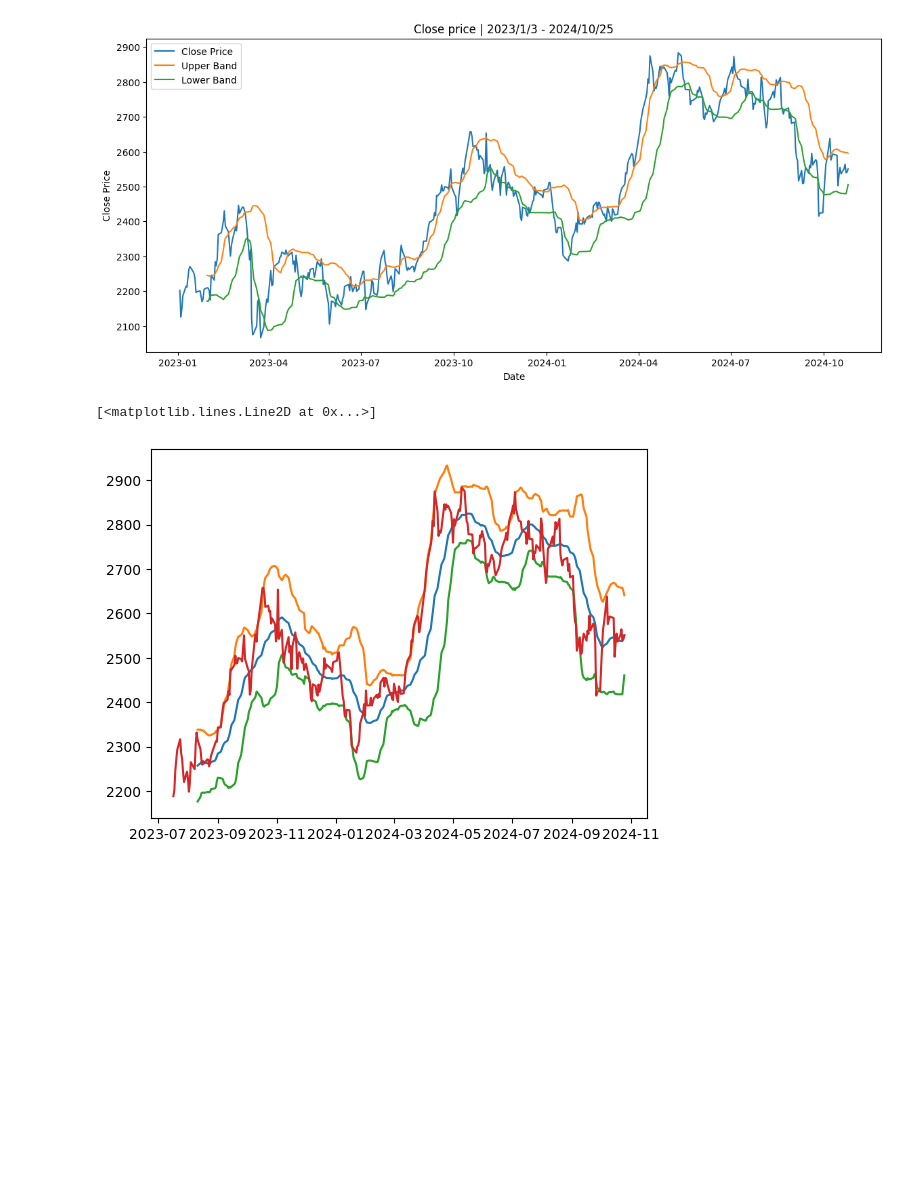
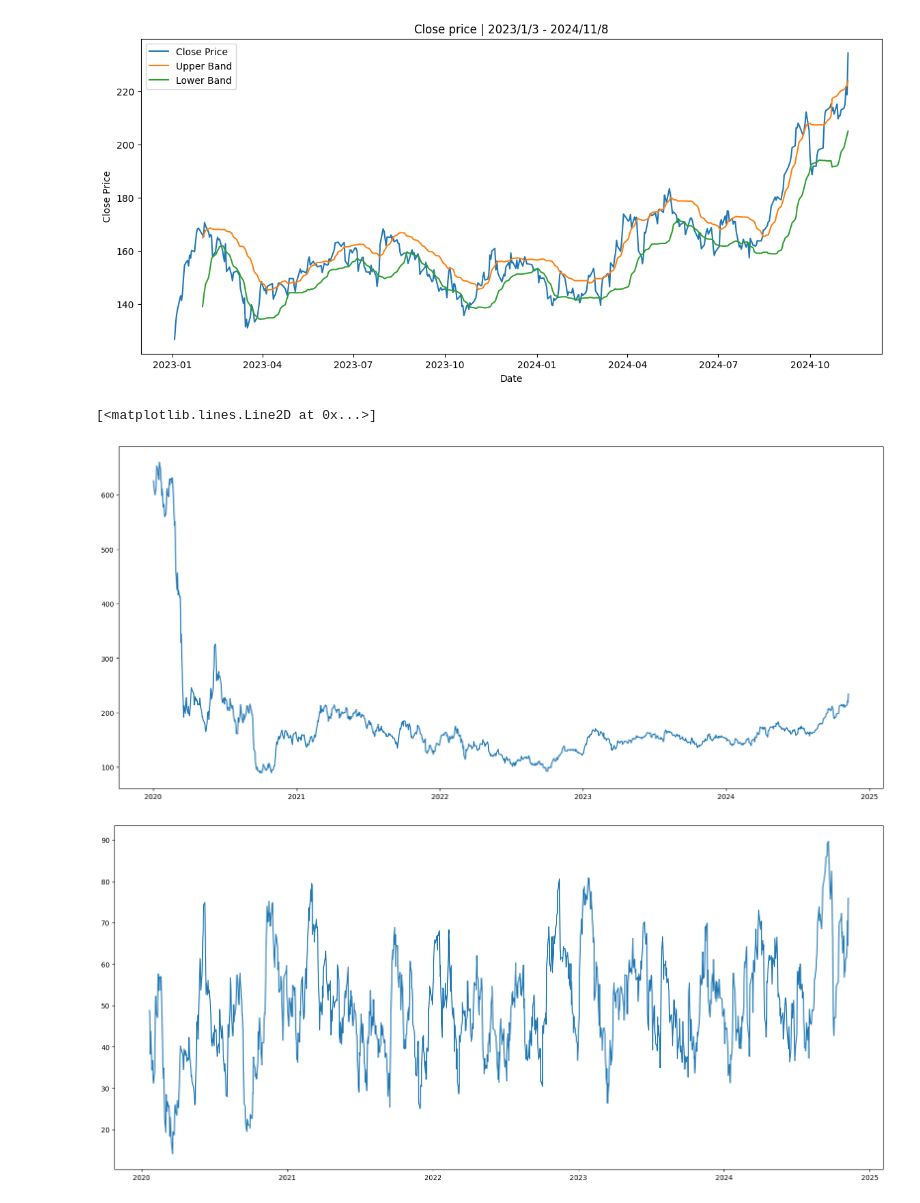
Before and after one commit to ivandimitrovkyulev/Notebooks, a Jupyter notebook: sample/analyses.ipynb, the cells around one changed output. Cells and saved outputs as stored; diff of their text form; code cells hidden in the pictures; blank space fills up the shorter version.

```diff
--- a/sample/analyses.ipynb
+++ b/sample/analyses.ipynb
@@ -9,7 +9,7 @@ from src import utils, plotting
 warnings.filterwarnings('ignore')
 pd.set_option('display.float_format', '{:,.2f}'.format)
 # %%
-ticker = "SHEL.L"
+ticker = "IAG.L"
 stock = yf.Ticker(ticker.upper())
 history = stock.history(period='max')
 # %%
@@ -119,35 +122,22 @@ plotting.plot_sma(history["2019":], [125], hide_data=False)
 # %%
 plotting.plot_bolinger_bands(history["2023":], 20, 1)
 # %% [output]
-[figure, old version]
+[figure, new version]
 # %%
+import ta
 import pandas as pd
 from ta.utils import dropna
-from ta.volatility import BollingerBands
 
+history = history["2020":]
+indicator = ta.momentum.RSIIndicator(history["Close"])
 
-# Load datas
-df = history['2023-07-15':]
-
-
-# Initialize Bollinger Bands Indicator
-indicator_bb = BollingerBands(close=df["Close"], window=20, window_dev=2)
-
-# Add Bollinger Bands features
-df['bb_bbm'] = indicator_bb.bollinger_mavg()
-df['bb_bbh'] = indicator_bb.bollinger_hband()
-df['bb_bbl'] = indicator_bb.bollinger_lband()
-
-# Add Bollinger Band high indicator
-df['bb_bbhi'] = indicator_bb.bollinger_hband_indicator()
-
-# Add Bollinger Band low indicator
-df['bb_bbli'] = indicator_bb.bollinger_lband_indicator()
+history["Indicator"] = indicator.rsi()
 # %%
-plt.plot(df['bb_bbm'])
-plt.plot(df['bb_bbh'])
-plt.plot(df['bb_bbl'])
-plt.plot(df['Close'])
+plt.figure(figsize=(20, 9))
+plt.plot(history['Close'])
+plt.figure(figsize=(20, 9))
+plt.plot(history['Indicator'])
 # %% [output]
 [<matplotlib.lines.Line2D at 0x...>]
-[figure, old version]
+[figure, new version]
+[figure, added]
```
Also changed, not shown: parts of 8 cells of this notebook, 6 other files.
